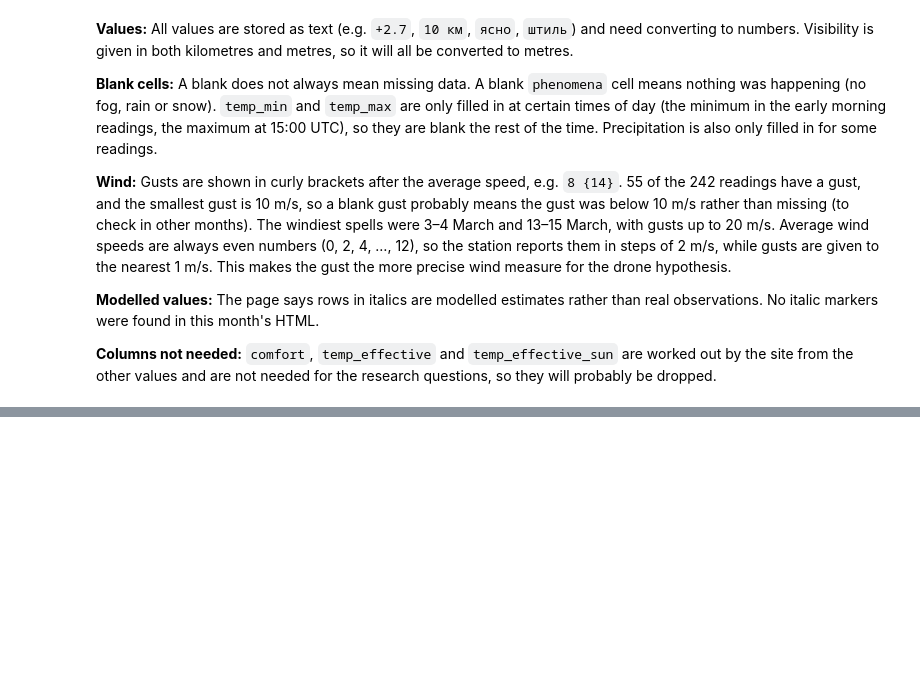
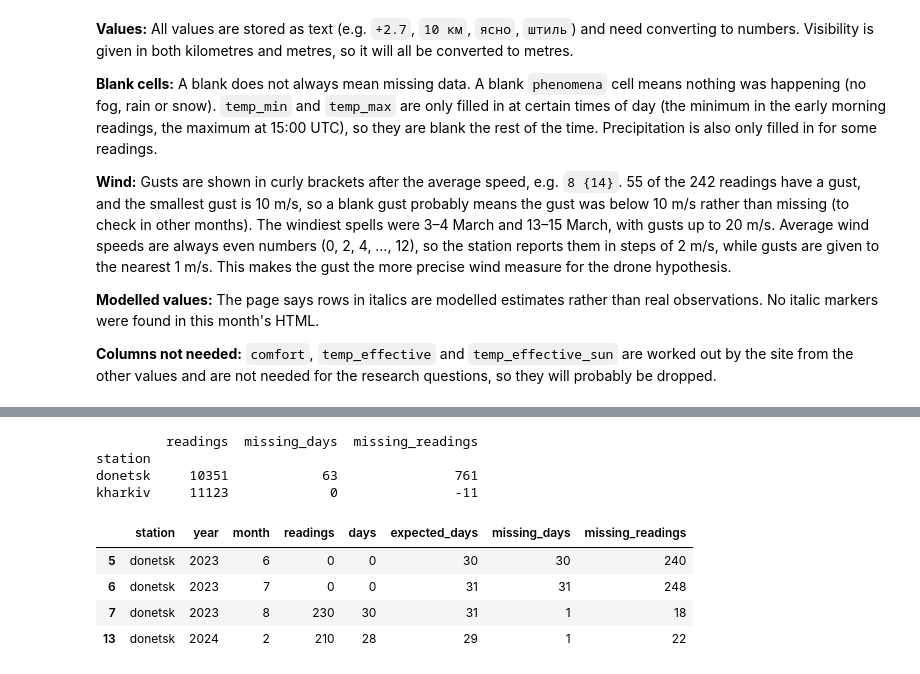
Before and after one commit to ABROCK1516/Ukraine-Losses-Weather, a Jupyter notebook: Ukraine_Losses_Weather.ipynb, the cells around one changed output, grey strips where cells are left out. Drawn from its saved outputs; the diff is of its cells as text; code cells hidden in the pictures; blank space fills up the shorter version.

```diff
--- a/Ukraine_Losses_Weather.ipynb
+++ b/Ukraine_Losses_Weather.ipynb
@@ -762,0 +987,19 @@ array(['2', '0', '4', '4 {10}', '6 {10}', '6 {12}', '8 {14}', '6 {14}',
+# %%
+coverage_rows = []  # one entry per file
+
+for file_name in sorted(os.listdir("raw_html")):  # every saved page, in name order
+    f = open("raw_html/" + file_name, "rb")  # open the saved page
+    page_soup = BeautifulSoup(f.read().decode("utf-8"), "html.parser")  # read, decode and make it searchable
+    f.close()  # close the file
+
+    time_rows = page_soup.find_all("table")[0].find_all("tr")  # rows of the time/date table
+    dates = []  # the date of every reading
+    for row in time_rows[1:]:  # skip the header row
+        dates.append(row.find_all("td")[1].get_text().strip())  # second cell is the date
+
+    parts = file_name.replace(".html", "").split("_")  # e.g. "donetsk_2024_04" -> ["donetsk", "2024", "04"]
+    coverage_rows.append([parts[0], int(parts[1]), int(parts[2]), len(dates), len(set(dates))])  # station, year, month, readings, days
+
+coverage = pd.DataFrame(coverage_rows, columns=["station", "year", "month", "readings", "days"])  # turn into a table
+print(coverage.shape)  # expect (92, 5)
+coverage[coverage["readings"] < 200]  # show only the months with fewer than 200 readings
@@ -762,0 +1016,29 @@ array(['2', '0', '4', '4 {10}', '6 {10}', '6 {12}', '8 {14}', '6 {14}',
+# %%
+expected = []  # the number of days each month should have
+
+for i in range(len(coverage)):  # go through every month in the table
+    year = coverage["year"][i]  # this month's year
+    month = coverage["month"][i]  # this month's number
+    days = days_in_month[month - 1]  # normal length, from the scraping cell
+    if year == 2024 and month == 2:  # leap year
+        days = 29
+    if year == 2026 and month == 10:  # only requested up to the 20th
+        days = 20
+    expected.append(days)  # store it
+
+coverage["expected_days"] = expected  # add as a new column
+coverage["missing_days"] = coverage["expected_days"] - coverage["days"]  # whole days with no readings
+coverage["missing_readings"] = coverage["expected_days"] * 8 - coverage["readings"]  # readings missing in total
+
+print(coverage.groupby("station")[["readings", "missing_days", "missing_readings"]].sum())  # totals for each station
+coverage[coverage["missing_days"] > 0]  # months missing at least one whole day
+# %% [output]
+         readings  missing_days  missing_readings
+station
+donetsk     10351            63               761
+kharkiv     11123             0               -11
+|  | station | year | month | readings | days | expected_days | missing_days | missing_readings |
+| 5 | donetsk | 2023 | 6 | 0 | 0 | 30 | 30 | 240 |
+| 6 | donetsk | 2023 | 7 | 0 | 0 | 31 | 31 | 248 |
+| 7 | donetsk | 2023 | 8 | 230 | 30 | 31 | 1 | 18 |
+| 13 | donetsk | 2024 | 2 | 210 | 28 | 29 | 1 | 22 |
```
Also changed, not shown: parts of 55 cells of this notebook.
